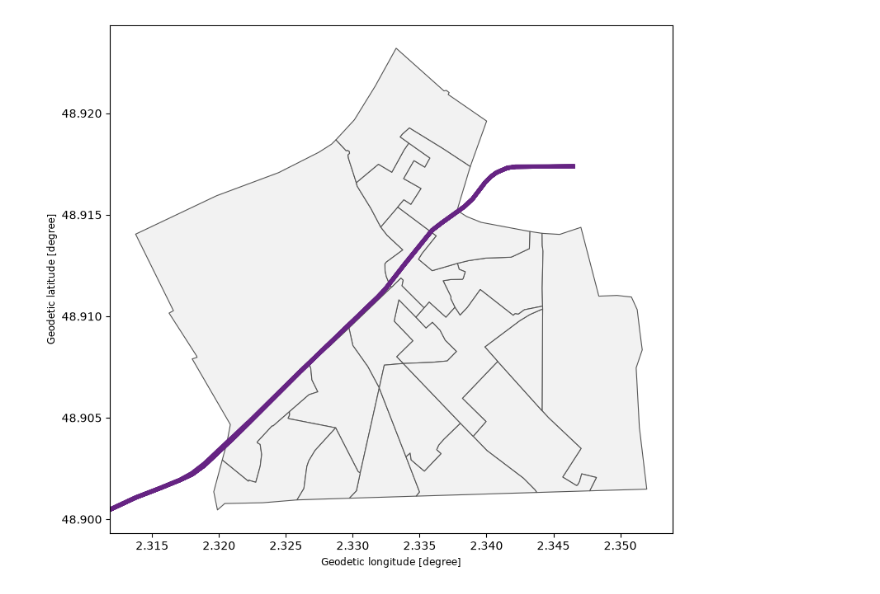
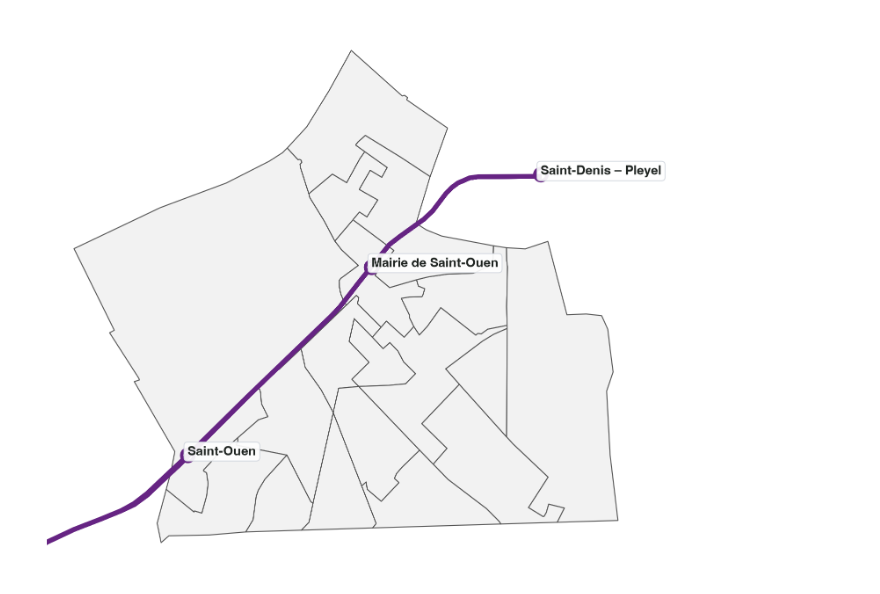
Before and after one commit to borhaney/projet_python_2a_ensae, a Jupyter notebook: notebook_borhane.ipynb, the cells around one changed output. Saved outputs shown, nothing was run; the diff lists cells and outputs as text; code cells hidden in the pictures.

Commit message:
feat: ajout des noms des stations et amelioration de la carte

```diff
--- a/notebook_borhane.ipynb
+++ b/notebook_borhane.ipynb
@@ -6,3 +23,10 @@ import geopandas as gpd
+# %%
+#On définit la police de caractères pour les graphiques
+plt.rcParams["font.family"] = "sans-serif"
+plt.rcParams["font.sans-serif"] = ["Helvetica", "DejaVu Sans", "Arial"]
+
+#On améliore la qualité des graphiques
+%config InlineBackend.figure_format = 'retina'
 # %%
 #Chargement du fond de carte de l'Île-de-France
 gdf_iris = gpd.read_file("IDF_iris.geojson")
@@ -26,35 +50,83 @@ zone_etude = gdf_iris[gdf_iris[col_insee].astype(str) == '93070'] #Je force ici
 # Vérifier et convertir si nécessaire le système de coordonnées de la ligne 14 pour qu'il corresponde à celui de la zone d'étude
 if ligne_14.crs != zone_etude.crs:
     ligne_14 = ligne_14.to_crs(zone_etude.crs)
+# %%
+#On récupère les emplacements des stations de métro de la ligne 14 (site IDFM)
+gdf_stations = gpd.read_file("/Users/borhane/Documents/2A ENSAE/Projet Python 2A/projet_python_2a_ensae/emplacement-des-gares-idf.geojson")
+
+#On vérifie que le système de coordonnées des stations correspond à celui de la zone d'étude, sinon on le convertit
+if gdf_stations.crs != zone_etude.crs:
+    gdf_stations = gdf_stations.to_crs(zone_etude.crs)
+
+#On sélectionne uniquement les stations de la 14 à Saint-Ouen
+stations_st_ouen = gdf_stations.cx[
+    minx - marge_x : maxx + marge_x,
+    miny - marge_y : maxy + marge_y] #.cx fait un slicing spaital qui permet de sélectionner les stations dans la zone d'étude (Saint-Ouen) en utilisant les limites géographiques calculées précédemment
 # %%
 # Visualisation de la zone d'étude et de la ligne 14
 fig, ax = plt.subplots(figsize=(10, 8))
 
 zone_etude.plot(
     ax=ax,
     color="#f2f2f2",
     edgecolor="#555555",
     linewidth=0.8,
     label="Quartiers (IRIS)"
 )
 ligne_14.plot(
     ax=ax,
     color="#662483",
     linewidth=3.5,
-    label="Ligne 14"
+    zorder=4,
+    label="Ligne 14",
 )
+
+stations_st_ouen.plot(
+    ax=ax,
+    color="white",
+    edgecolor="#662483",
+    linewidth=2.8,
+    markersize=100,
+    zorder=3,
+    label="Stations de métro"
+)
+
+#On ajoute les noms des stations de métro sur la carte
+texts = []
+for _, row in stations_st_ouen.iterrows():
+    pt = row.geometry
+    t = ax.text(
+        pt.x,
+        pt.y,
+        row["nom_zda"],
+        fontsize=10.5,
+        fontweight="semibold",
+        color="#1f2421",
+        zorder=6,
+        bbox=dict(
+            boxstyle="round,pad=0.28",
+            facecolor="white",
+            edgecolor="#d0d5dd",
+            linewidth=0.7,
+            alpha=0.92,
+        ),
+    )
+    texts.append(t)
 
 # Récupérer les limites géographiques (bords min et max) de Saint-Ouen
 minx, miny, maxx, maxy = zone_etude.total_bounds #On récupère les limites géographiques de la zone d'étude (Saint-Ouen) pour ajuster le zoom du graphique (longitude et latitude)
 
 # Ajouter une petite marge (ex: 10% autour) pour que les tracés ne touchent pas les bords du cadre
 marge_x = (maxx - minx) * 0.05
 marge_y = (maxy - miny) * 0.05
 
 # Appliquer le zoom sur les axes du graphique
 ax.set_xlim(minx - marge_x, maxx + marge_x)
 ax.set_ylim(miny - marge_y, maxy + marge_y)
 
+#On n'affiche pas les axes pour un rendu plus esthétique
+ax.set_axis_off()
+
 plt.show()
 # %% [output]
-[figure, old version]
+[figure, new version]
```
Also changed, not shown: parts of 2 cells of this notebook.
